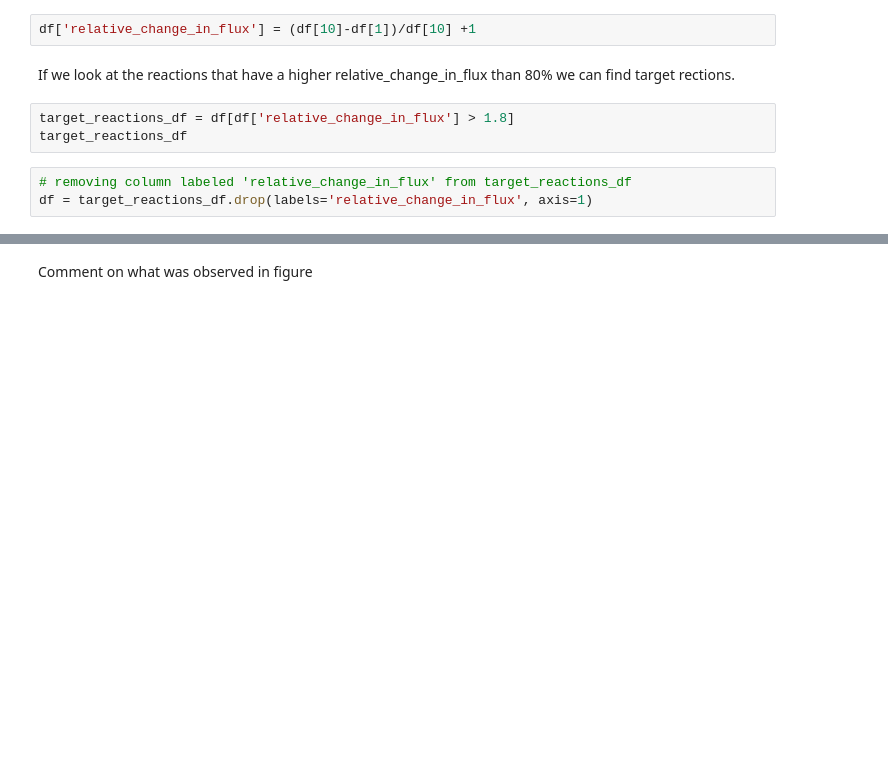
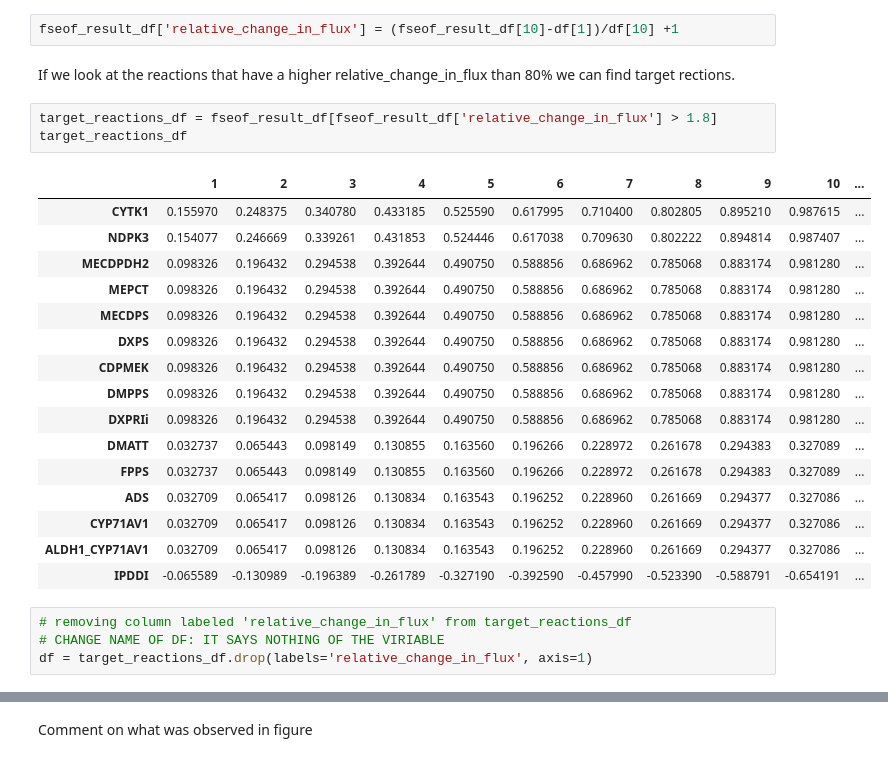
Before and after one commit to 27410/group-assignment-group6, a Jupyter notebook: 5_FSEOF_analysis.ipynb, the cells around one changed output, grey strips where cells are left out. Drawn from its saved outputs; the diff is of its cells as text; blank space fills up the shorter version.

```diff
--- a/5_FSEOF_analysis.ipynb
+++ b/5_FSEOF_analysis.ipynb
@@ -83,14 +86,32 @@ fig.set_title('Flux scanning based on Enforced Objective Flux', size=30)
 # %% [markdown]
 We want to see what the relative change is for the different fluxes. This can be calculated like this: R = (B-A) / B +1
 # %%
-df['relative_change_in_flux'] = (df[10]-df[1])/df[10] +1
+fseof_result_df['relative_change_in_flux'] = (fseof_result_df[10]-df[1])/df[10] +1
 # %% [markdown]
 If we look at the reactions that have a higher relative_change_in_flux than 80% we can find target rections.
 # %%
-target_reactions_df = df[df['relative_change_in_flux'] > 1.8]
+target_reactions_df = fseof_result_df[fseof_result_df['relative_change_in_flux'] > 1.8]
 target_reactions_df
+# %% [output]
+|  | 1 | 2 | 3 | 4 | 5 | 6 | 7 | 8 | 9 | 10 | ... |
+| CYTK1 | 0.155970 | 0.248375 | 0.340780 | 0.433185 | 0.525590 | 0.617995 | 0.710400 | 0.802805 | 0.895210 | 0.987615 | ... |
+| NDPK3 | 0.154077 | 0.246669 | 0.339261 | 0.431853 | 0.524446 | 0.617038 | 0.709630 | 0.802222 | 0.894814 | 0.987407 | ... |
+| MECDPDH2 | 0.098326 | 0.196432 | 0.294538 | 0.392644 | 0.490750 | 0.588856 | 0.686962 | 0.785068 | 0.883174 | 0.981280 | ... |
+| MEPCT | 0.098326 | 0.196432 | 0.294538 | 0.392644 | 0.490750 | 0.588856 | 0.686962 | 0.785068 | 0.883174 | 0.981280 | ... |
+| MECDPS | 0.098326 | 0.196432 | 0.294538 | 0.392644 | 0.490750 | 0.588856 | 0.686962 | 0.785068 | 0.883174 | 0.981280 | ... |
+| DXPS | 0.098326 | 0.196432 | 0.294538 | 0.392644 | 0.490750 | 0.588856 | 0.686962 | 0.785068 | 0.883174 | 0.981280 | ... |
+| CDPMEK | 0.098326 | 0.196432 | 0.294538 | 0.392644 | 0.490750 | 0.588856 | 0.686962 | 0.785068 | 0.883174 | 0.981280 | ... |
+| DMPPS | 0.098326 | 0.196432 | 0.294538 | 0.392644 | 0.490750 | 0.588856 | 0.686962 | 0.785068 | 0.883174 | 0.981280 | ... |
+| DXPRIi | 0.098326 | 0.196432 | 0.294538 | 0.392644 | 0.490750 | 0.588856 | 0.686962 | 0.785068 | 0.883174 | 0.981280 | ... |
+| DMATT | 0.032737 | 0.065443 | 0.098149 | 0.130855 | 0.163560 | 0.196266 | 0.228972 | 0.261678 | 0.294383 | 0.327089 | ... |
+| FPPS | 0.032737 | 0.065443 | 0.098149 | 0.130855 | 0.163560 | 0.196266 | 0.228972 | 0.261678 | 0.294383 | 0.327089 | ... |
+| ADS | 0.032709 | 0.065417 | 0.098126 | 0.130834 | 0.163543 | 0.196252 | 0.228960 | 0.261669 | 0.294377 | 0.327086 | ... |
+| CYP71AV1 | 0.032709 | 0.065417 | 0.098126 | 0.130834 | 0.163543 | 0.196252 | 0.228960 | 0.261669 | 0.294377 | 0.327086 | ... |
+| ALDH1_CYP71AV1 | 0.032709 | 0.065417 | 0.098126 | 0.130834 | 0.163543 | 0.196252 | 0.228960 | 0.261669 | 0.294377 | 0.327086 | ... |
+| IPDDI | -0.065589 | -0.130989 | -0.196389 | -0.261789 | -0.327190 | -0.392590 | -0.457990 | -0.523390 | -0.588791 | -0.654191 | ... |
 # %%
 # removing column labeled 'relative_change_in_flux' from target_reactions_df
+# CHANGE NAME OF DF: IT SAYS NOTHING OF THE VIRIABLE
 df = target_reactions_df.drop(labels='relative_change_in_flux', axis=1)
 # %%
 fig = df.T.plot(cmap="viridis",figsize=(8, 8), grid =True, linewidth=3);
```
Also changed, not shown: parts of 12 cells of this notebook, 1 other file.
